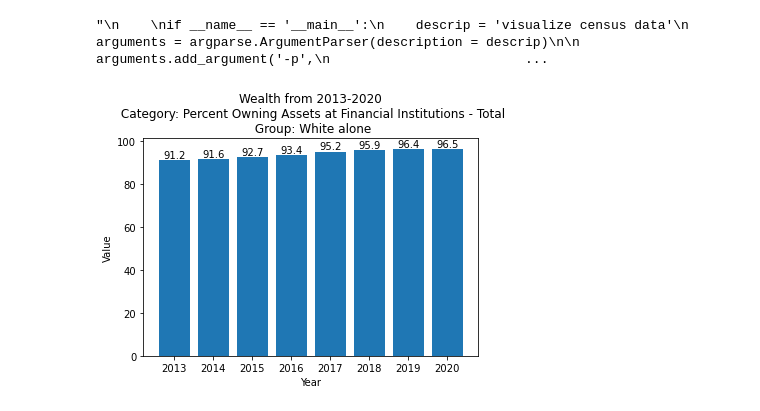
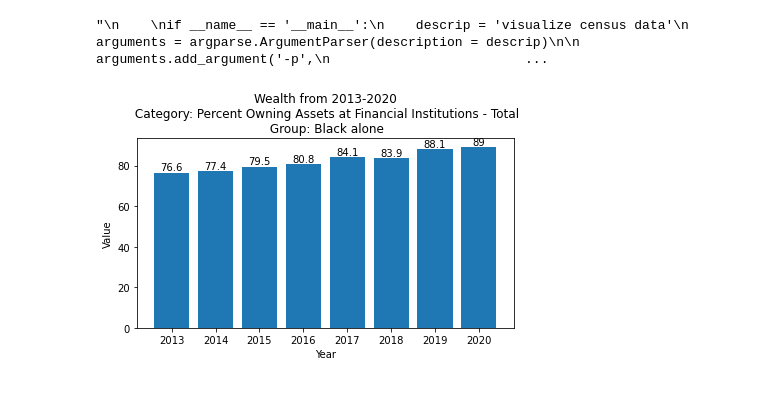
Before and after one commit to Desdaemon/moolah, a Jupyter notebook: ddci/census/project_tables.ipynb, the cells around one changed output. Drawn from its saved outputs; the diff is of its cells as text; code cells hidden in the pictures.

```diff
--- a/ddci/census/project_tables.ipynb
+++ b/ddci/census/project_tables.ipynb
@@ -350,6 +350,8 @@ class Visualize_Census:
         barVals = ax.bar(self._years, dataValues)
         ax.bar_label(barVals)
 
+        plot.tight_layout()
+
         return plot
 
 '''
@@ -421,13 +423,13 @@ if __name__ == '__main__':
 # %%
 dataLocation = '/Users/mtjen/desktop/table_data/'
 isWealth = True
 table = 2
 category = 'Percent Owning Assets at Financial Institutions'
 subCat = 'Total'
 group = 'Race'
-subGroup = 'White alone'
+subGroup = 'Black alone'
 
 test = Visualize_Census(dataLocation, isWealth, table, category, subCat, group, subGroup)
 test.main()
 # %% [output]
-[figure, old version]
+[figure, new version]
```
Also changed, not shown: parts of 1 cell of this notebook.
